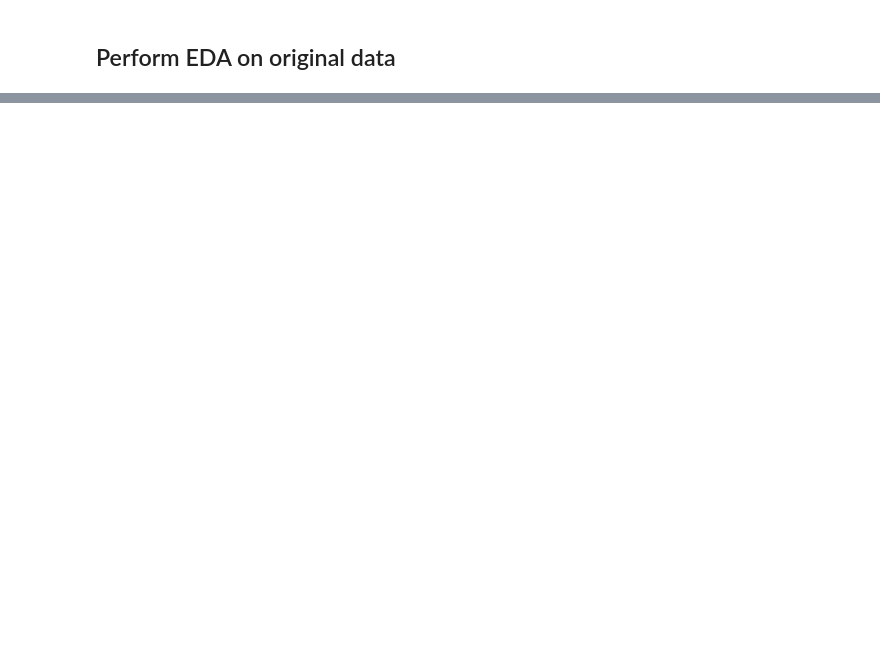
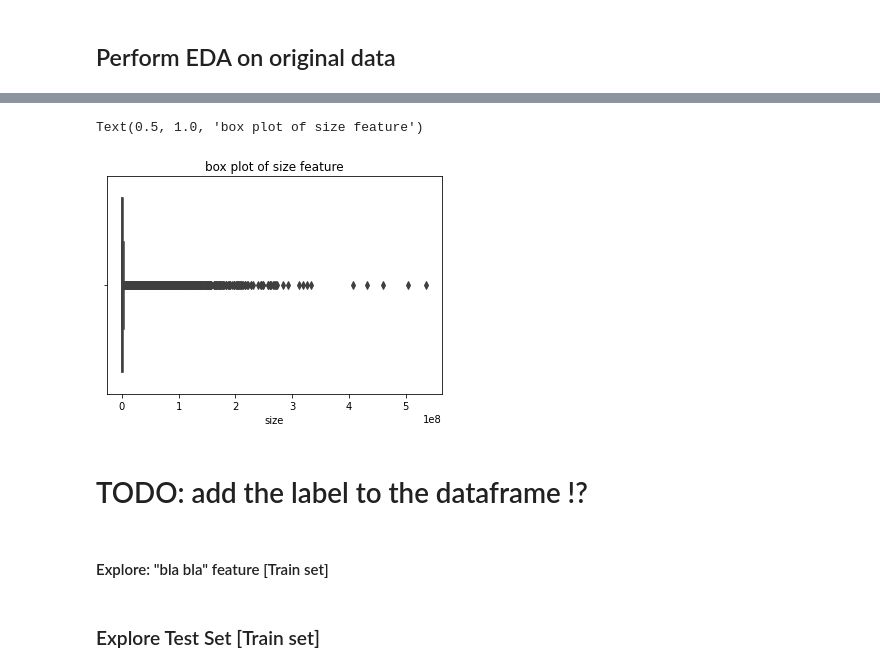
Before and after one commit to RoyR-IDC/CyberSecurityAndArtificialIntelligence, a Jupyter notebook: HW1/CyberHW1.ipynb, the cells around one changed output, grey strips where cells are left out. Saved outputs shown, nothing was run; the diff lists cells and outputs as text; code cells hidden in the pictures; blank space fills up the shorter version.

```diff
--- a/HW1/CyberHW1.ipynb
+++ b/HW1/CyberHW1.ipynb
@@ -553,0 +518,7 @@ plt.grid()
+# %%
+plt.figure()
+ax = sns.boxplot(x="size", data=flattened_general_df)
+plt.title('box plot of size feature')
+# %% [output]
+Text(0.5, 1.0, 'box plot of size feature')
+[figure, added]
@@ -553,0 +533,6 @@ plt.grid()
+# %% [markdown]
+# TODO: add the label to the dataframe !?
+# %% [markdown]
+#### Explore: "bla bla" feature  [Train set]
+# %% [markdown]
+### Explore Test Set  [Train set]
```
Also changed, not shown: parts of 78 cells of this notebook.
